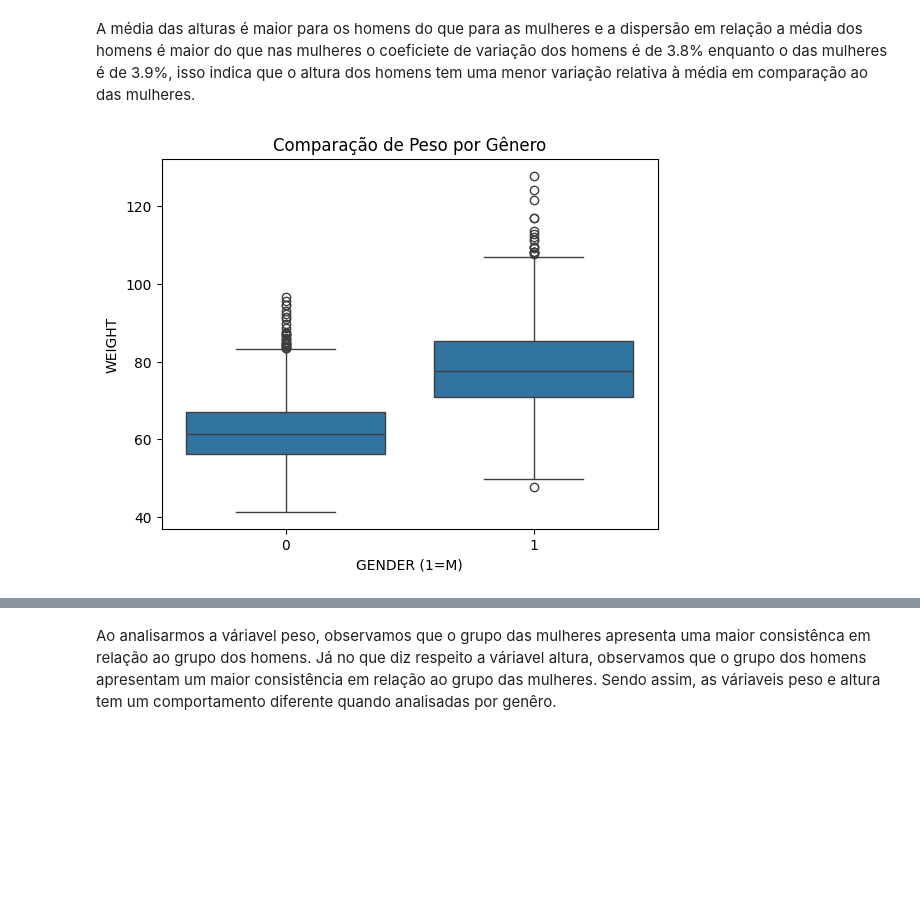
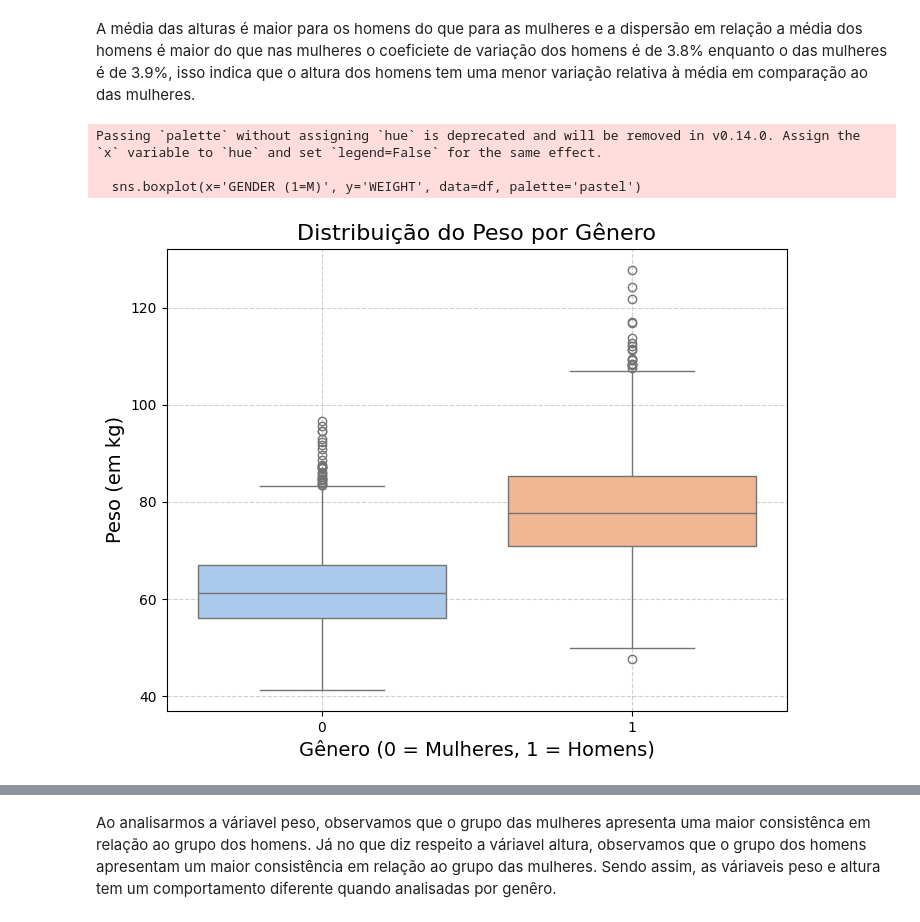
Before and after one commit to gustavogit4/An-lise-explorat-ria-Antropom-trica, a Jupyter notebook: Análise_exploratória_dos_dados_da_ANSUR_I_1998.ipynb, the cells around one changed output, grey strips where cells are left out. Drawn from its saved outputs; the diff is of its cells as text; code cells hidden in the pictures; blank space fills up the shorter version.

```diff
--- a/Análise_exploratória_dos_dados_da_ANSUR_I_1998.ipynb
+++ b/Análise_exploratória_dos_dados_da_ANSUR_I_1998.ipynb
@@ -276,12 +291,17 @@ Name: HEIGHT, dtype: float64
 A média das alturas é maior para os homens do que para as mulheres e a dispersão em relação a média dos homens é maior do que nas mulheres o coeficiete de variação dos homens é de 3.8% enquanto o das mulheres é de 3.9%, isso indica que o altura dos homens tem uma menor variação relativa à média em comparação ao das mulheres.
 # %%
 # Boxplot de Peso por gênero
-sns.boxplot(x='GENDER (1=M)', y='WEIGHT', data=df)
-plt.title("Comparação de Peso por Gênero")
-plt.xlabel("GENDER (1=M)")
-plt.ylabel("WEIGHT")
+plt.figure(figsize=(8, 6))
+sns.boxplot(x='GENDER (1=M)', y='WEIGHT', data=df, palette='pastel')
+plt.title("Distribuição do Peso por Gênero", fontsize=16)
+plt.xlabel("Gênero (0 = Mulheres, 1 = Homens)", fontsize=14)
+plt.ylabel("Peso (em kg)", fontsize=14)
+plt.grid(True, linestyle='--', alpha=0.6)
 plt.show()
 # %% [output]
+Passing `palette` without assigning `hue` is deprecated and will be removed in v0.14.0. Assign the `x` variable to `hue` and set `legend=False` for the same effect.
+
+  sns.boxplot(x='GENDER (1=M)', y='WEIGHT', data=df, palette='pastel')
-[figure, old version]
+[figure, new version]
 # %%
 # Boxplot de Altura por gênero
```
Also changed, not shown: parts of 14 cells of this notebook.
